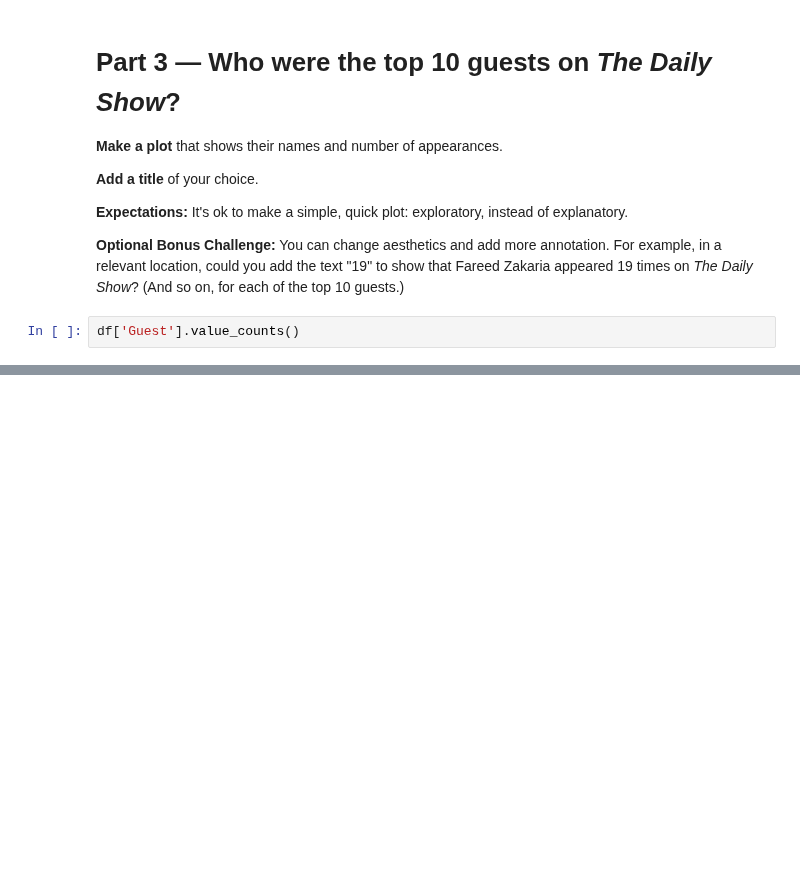
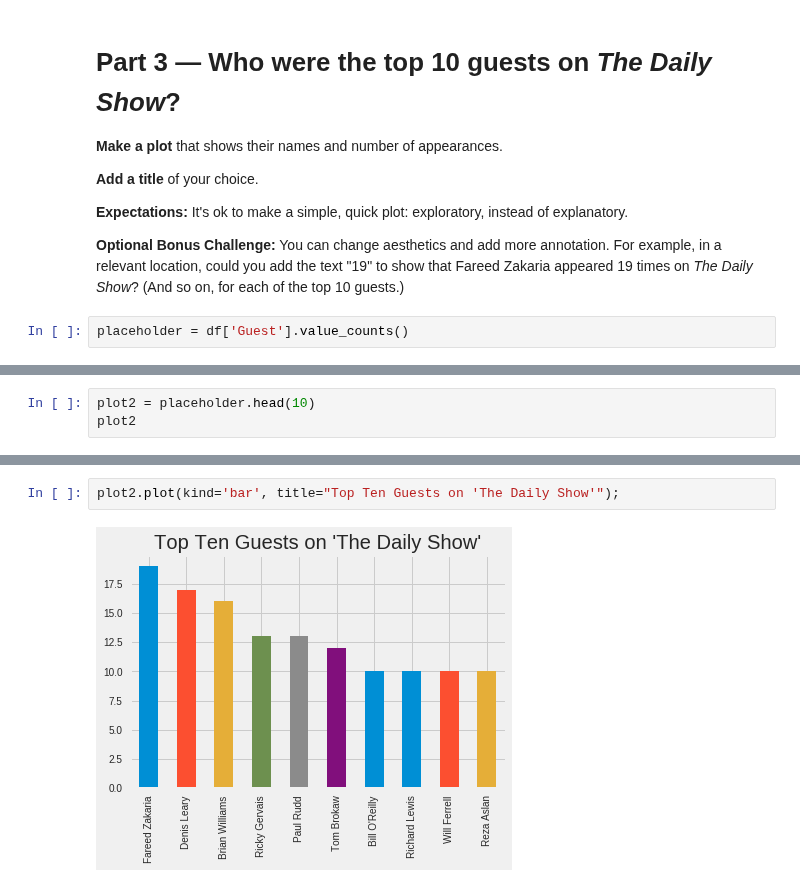
Before and after one commit to bloominstituteoftechnology/DS-Unit-1-Sprint-3-Data-Storytelling, a Jupyter notebook: DS_Unit_1_Sprint_Challenge_3_Data_Storytelling.ipynb, the cells around one changed output, grey strips where cells are left out. Saved outputs shown, nothing was run; the diff lists cells and outputs as text; blank space fills up the shorter version.

```diff
--- a/DS_Unit_1_Sprint_Challenge_3_Data_Storytelling.ipynb
+++ b/DS_Unit_1_Sprint_Challenge_3_Data_Storytelling.ipynb
@@ -264,4 +188,4 @@ dtype: object
 
 **Optional Bonus Challenge:** You can change aesthetics and add more annotation. For example, in a relevant location, could you add the text "19" to show that Fareed Zakaria appeared 19 times on _The Daily Show_? (And so on, for each of the top 10 guests.)
 # %%
-df['Guest'].value_counts()
+placeholder = df['Guest'].value_counts()
@@ -293,0 +192,3 @@ app.plot(kind='bar');
+# %%
+plot2 = placeholder.head(10)
+plot2
@@ -293,0 +207,4 @@ app.plot(kind='bar');
+# %%
+plot2.plot(kind='bar', title="Top Ten Guests on 'The Daily Show'");
+# %% [output]
+[figure, added]
```
Also changed, not shown: parts of 21 cells of this notebook.
